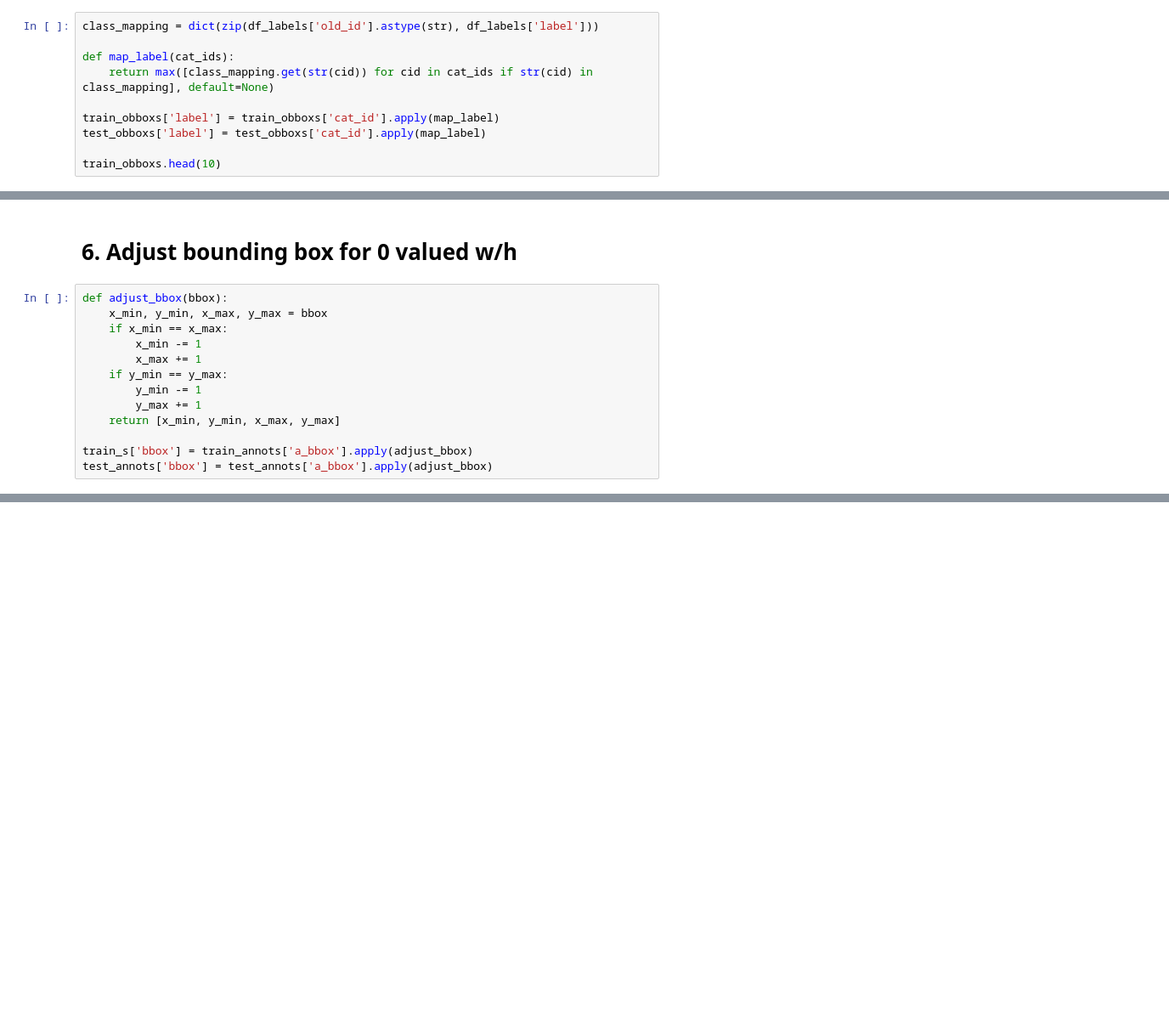
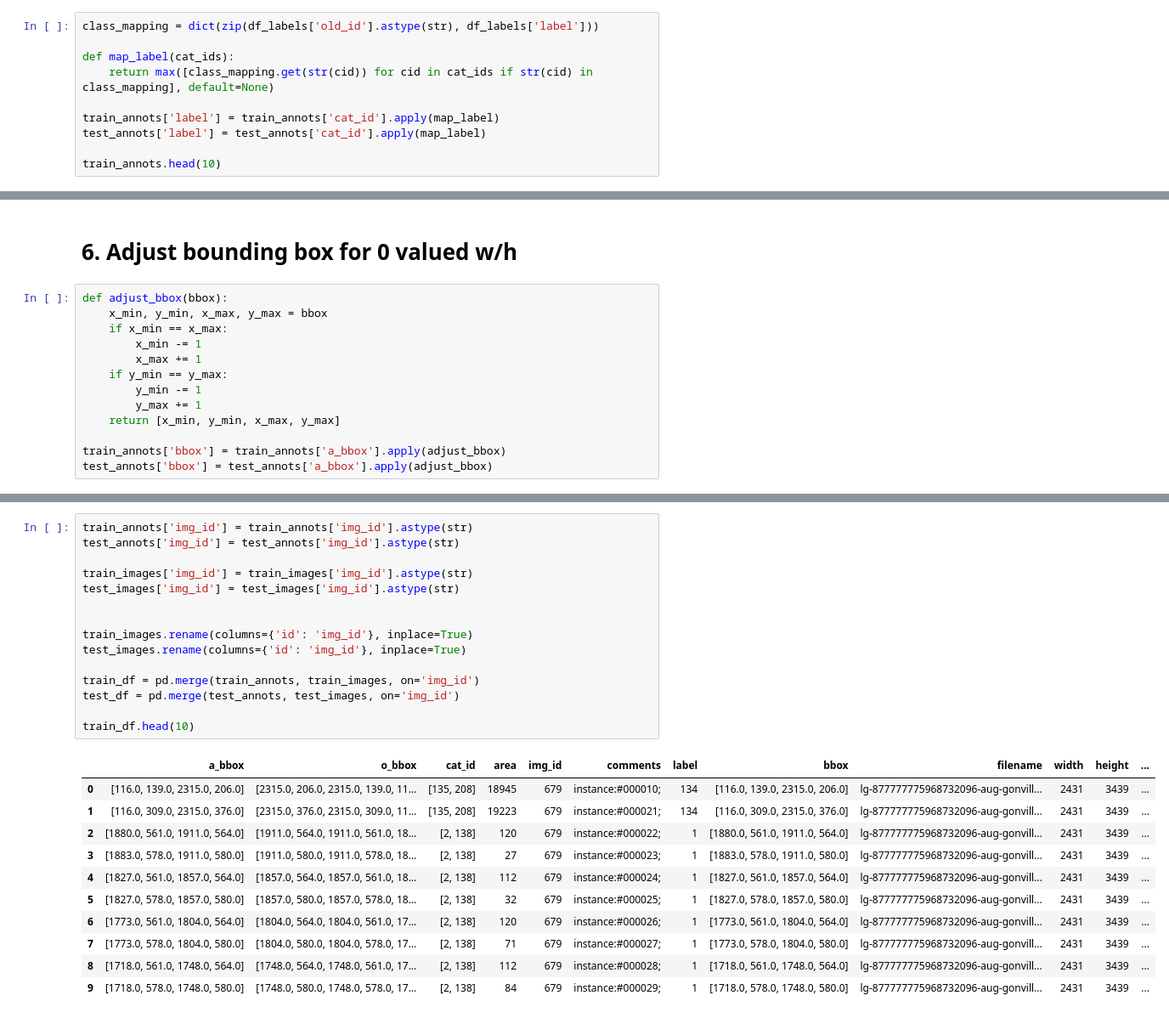
Before and after one commit to pli233/OMR, a Jupyter notebook: newYolo.ipynb, the cells around one changed output, grey strips where cells are left out. Shown: that part at 85% size. Saved outputs shown, nothing was run; the diff lists cells and outputs as text; blank space fills up the shorter version.

Commit message:
update for train script

```diff
--- a/newYolo.ipynb
+++ b/newYolo.ipynb
@@ -110,7 +124,7 @@ class_mapping = dict(zip(df_labels['old_id'].astype(str), df_labels['label']))
 def map_label(cat_ids):
     return max([class_mapping.get(str(cid)) for cid in cat_ids if str(cid) in class_mapping], default=None)
 
-train_obboxs['label'] = train_obboxs['cat_id'].apply(map_label)
-test_obboxs['label'] = test_obboxs['cat_id'].apply(map_label)
+train_annots['label'] = train_annots['cat_id'].apply(map_label)
+test_annots['label'] = test_annots['cat_id'].apply(map_label)
 
-train_obboxs.head(10)
+train_annots.head(10)
@@ -127,5 +153,5 @@ def adjust_bbox(bbox):
         y_max += 1
     return [x_min, y_min, x_max, y_max]
 
-train_s['bbox'] = train_annots['a_bbox'].apply(adjust_bbox)
+train_annots['bbox'] = train_annots['a_bbox'].apply(adjust_bbox)
 test_annots['bbox'] = test_annots['a_bbox'].apply(adjust_bbox)
@@ -131,0 +160,27 @@ test_annots['bbox'] = test_annots['a_bbox'].apply(adjust_bbox)
+# %%
+train_annots['img_id'] = train_annots['img_id'].astype(str)
+test_annots['img_id'] = test_annots['img_id'].astype(str)
+
+train_images['img_id'] = train_images['img_id'].astype(str)
+test_images['img_id'] = test_images['img_id'].astype(str)
+
+
+train_images.rename(columns={'id': 'img_id'}, inplace=True)
+test_images.rename(columns={'id': 'img_id'}, inplace=True)
+
+train_df = pd.merge(train_annots, train_images, on='img_id')
+test_df = pd.merge(test_annots, test_images, on='img_id')
+
+train_df.head(10)
+# %% [output]
+|  | a_bbox | o_bbox | cat_id | area | img_id | comments | label | bbox | filename | width | height | ... |
+| 0 | [116.0, 139.0, 2315.0, 206.0] | [2315.0, 206.0, 2315.0, 139.0, 11... | [135, 208] | 18945 | 679 | instance:#000010; | 134 | [116.0, 139.0, 2315.0, 206.0] | lg-877777775968732096-aug-gonvill... | 2431 | 3439 | ... |
+| 1 | [116.0, 309.0, 2315.0, 376.0] | [2315.0, 376.0, 2315.0, 309.0, 11... | [135, 208] | 19223 | 679 | instance:#000021; | 134 | [116.0, 309.0, 2315.0, 376.0] | lg-877777775968732096-aug-gonvill... | 2431 | 3439 | ... |
+| 2 | [1880.0, 561.0, 1911.0, 564.0] | [1911.0, 564.0, 1911.0, 561.0, 18... | [2, 138] | 120 | 679 | instance:#000022; | 1 | [1880.0, 561.0, 1911.0, 564.0] | lg-877777775968732096-aug-gonvill... | 2431 | 3439 | ... |
+| 3 | [1883.0, 578.0, 1911.0, 580.0] | [1911.0, 580.0, 1911.0, 578.0, 18... | [2, 138] | 27 | 679 | instance:#000023; | 1 | [1883.0, 578.0, 1911.0, 580.0] | lg-877777775968732096-aug-gonvill... | 2431 | 3439 | ... |
+| 4 | [1827.0, 561.0, 1857.0, 564.0] | [1857.0, 564.0, 1857.0, 561.0, 18... | [2, 138] | 112 | 679 | instance:#000024; | 1 | [1827.0, 561.0, 1857.0, 564.0] | lg-877777775968732096-aug-gonvill... | 2431 | 3439 | ... |
+| 5 | [1827.0, 578.0, 1857.0, 580.0] | [1857.0, 580.0, 1857.0, 578.0, 18... | [2, 138] | 32 | 679 | instance:#000025; | 1 | [1827.0, 578.0, 1857.0, 580.0] | lg-877777775968732096-aug-gonvill... | 2431 | 3439 | ... |
+| 6 | [1773.0, 561.0, 1804.0, 564.0] | [1804.0, 564.0, 1804.0, 561.0, 17... | [2, 138] | 120 | 679 | instance:#000026; | 1 | [1773.0, 561.0, 1804.0, 564.0] | lg-877777775968732096-aug-gonvill... | 2431 | 3439 | ... |
+| 7 | [1773.0, 578.0, 1804.0, 580.0] | [1804.0, 580.0, 1804.0, 578.0, 17... | [2, 138] | 71 | 679 | instance:#000027; | 1 | [1773.0, 578.0, 1804.0, 580.0] | lg-877777775968732096-aug-gonvill... | 2431 | 3439 | ... |
+| 8 | [1718.0, 561.0, 1748.0, 564.0] | [1748.0, 564.0, 1748.0, 561.0, 17... | [2, 138] | 112 | 679 | instance:#000028; | 1 | [1718.0, 561.0, 1748.0, 564.0] | lg-877777775968732096-aug-gonvill... | 2431 | 3439 | ... |
+| 9 | [1718.0, 578.0, 1748.0, 580.0] | [1748.0, 580.0, 1748.0, 578.0, 17... | [2, 138] | 84 | 679 | instance:#000029; | 1 | [1718.0, 578.0, 1748.0, 580.0] | lg-877777775968732096-aug-gonvill... | 2431 | 3439 | ... |
```
Also changed, not shown: parts of 12 cells of this notebook, 1 other file.
